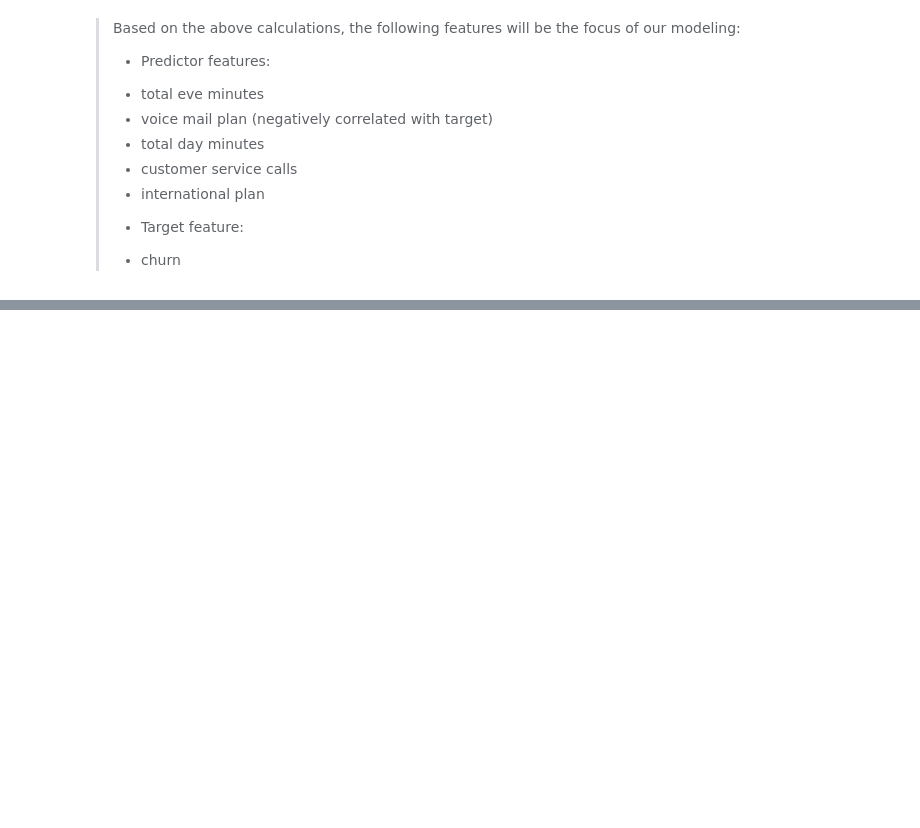
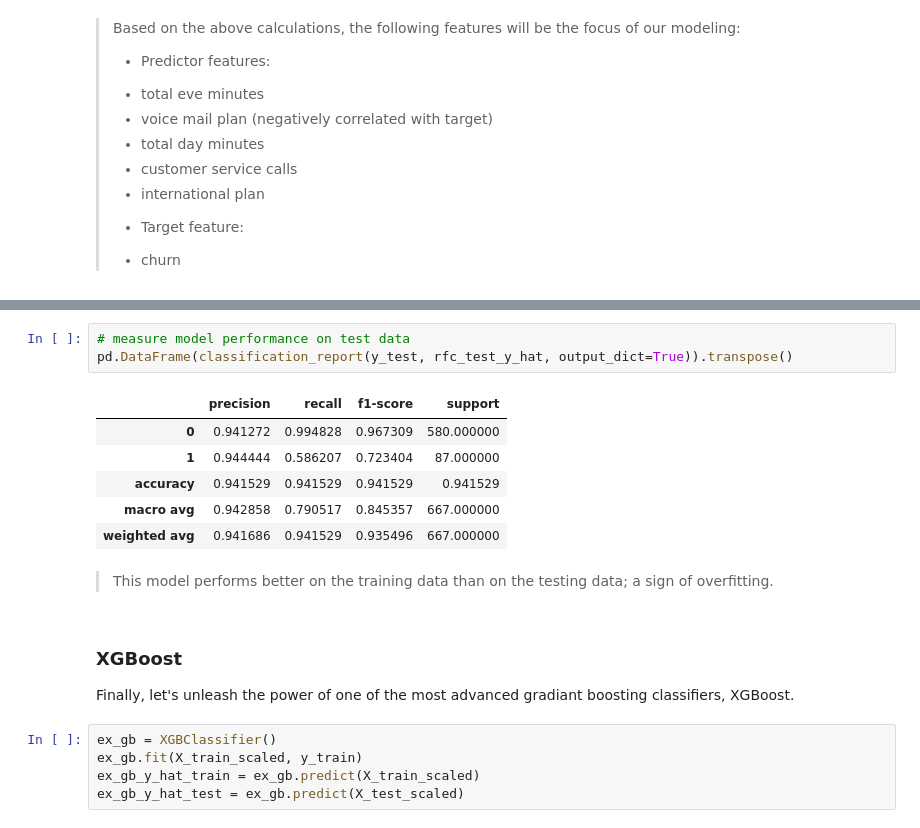
Before and after one commit to terminalcoder/Churn-in-Telecom, a Jupyter notebook: notebook.ipynb, the cells around one changed output, grey strips where cells are left out. Cells and saved outputs as stored; diff of their text form; blank space fills up the shorter version.

```diff
--- a/notebook.ipynb
+++ b/notebook.ipynb
@@ -183,0 +256,20 @@ In this section we begin with a basic logistic regression model & iteratively mo
+# %%
+# measure model performance on test data
+pd.DataFrame(classification_report(y_test, rfc_test_y_hat, output_dict=True)).transpose()
+# %% [output]
+|  | precision | recall | f1-score | support |
+| 0 | 0.941272 | 0.994828 | 0.967309 | 580.000000 |
+| 1 | 0.944444 | 0.586207 | 0.723404 | 87.000000 |
+| accuracy | 0.941529 | 0.941529 | 0.941529 | 0.941529 |
+| macro avg | 0.942858 | 0.790517 | 0.845357 | 667.000000 |
+| weighted avg | 0.941686 | 0.941529 | 0.935496 | 667.000000 |
+# %% [markdown]
+>This model performs better on the training data than on the testing data; a sign of overfitting.
+# %% [markdown]
+### XGBoost
+Finally, let's unleash the power of one of the most advanced gradiant boosting classifiers, XGBoost.
+# %%
+ex_gb = XGBClassifier()
+ex_gb.fit(X_train_scaled, y_train)
+ex_gb_y_hat_train = ex_gb.predict(X_train_scaled)
+ex_gb_y_hat_test = ex_gb.predict(X_test_scaled)
```
Also changed, not shown: parts of 20 cells of this notebook.
